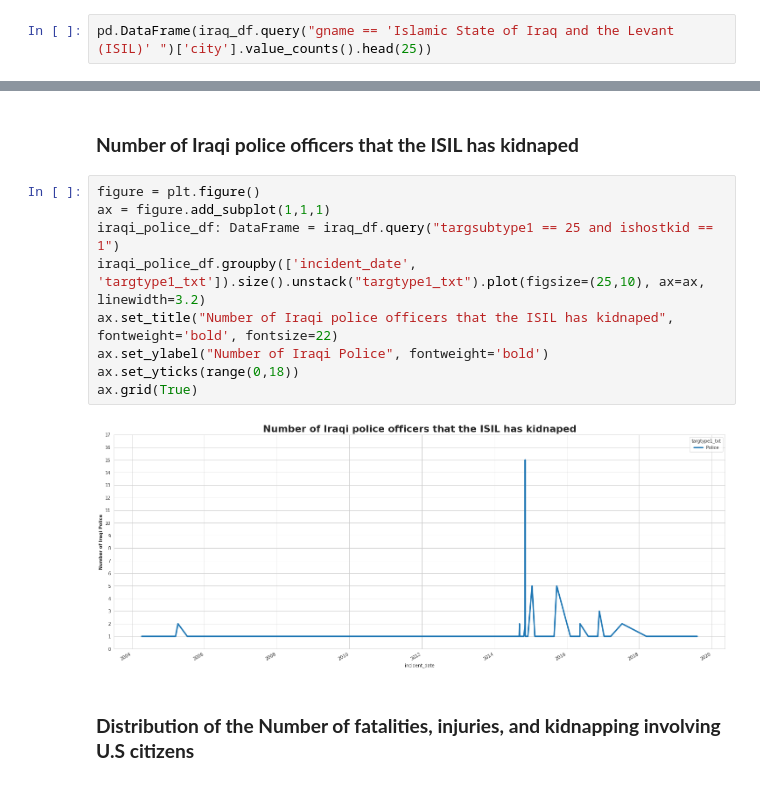
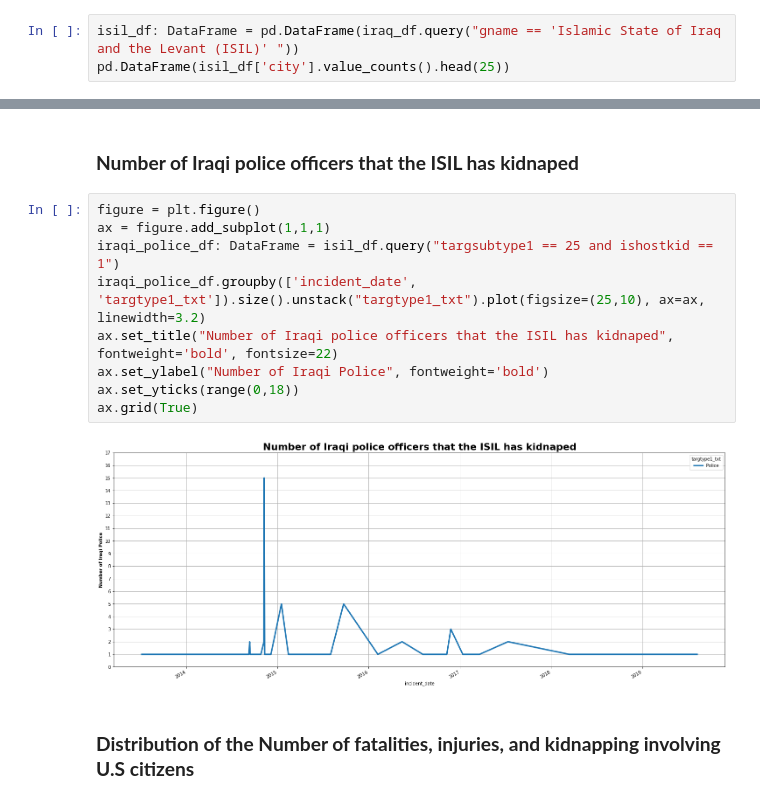
Before and after one commit to ratmadjads/DSC680, a Jupyter notebook: notebooks/DSC680_MileStoneThree_AtmadjaRio.ipynb, the cells around one changed output, grey strips where cells are left out. Cells and saved outputs as stored; diff of their text form.

```diff
--- a/notebooks/DSC680_MileStoneThree_AtmadjaRio.ipynb
+++ b/notebooks/DSC680_MileStoneThree_AtmadjaRio.ipynb
@@ -193,7 +193,8 @@ pd.DataFrame(iraq_df.pivot_table(values='nkillus', index='iyear', columns='provs
 # %% [markdown]
 ### **Top 25 City in IRAQ control by the ISIL**
 # %%
-pd.DataFrame(iraq_df.query("gname == 'Islamic State of Iraq and the Levant (ISIL)' ")['city'].value_counts().head(25))
+isil_df: DataFrame = pd.DataFrame(iraq_df.query("gname == 'Islamic State of Iraq and the Levant (ISIL)' "))
+pd.DataFrame(isil_df['city'].value_counts().head(25))
 # %% [output]
 |  | city |
 | Mosul | 709 |
@@ -366,14 +371,14 @@ iraq_infra.sort_values(by=iraq_infra.columns.tolist(), ascending=False, axis=0)
 # %%
 figure = plt.figure()
 ax = figure.add_subplot(1,1,1)
-iraqi_police_df: DataFrame = iraq_df.query("targsubtype1 == 25 and ishostkid == 1")
+iraqi_police_df: DataFrame = isil_df.query("targsubtype1 == 25 and ishostkid == 1")
 iraqi_police_df.groupby(['incident_date', 'targtype1_txt']).size().unstack("targtype1_txt").plot(figsize=(25,10), ax=ax, linewidth=3.2)
 ax.set_title("Number of Iraqi police officers that the ISIL has kidnaped", fontweight='bold', fontsize=22)
 ax.set_ylabel("Number of Iraqi Police", fontweight='bold')
 ax.set_yticks(range(0,18))
 ax.grid(True)
 # %% [output]
-[figure, old version]
+[figure, new version]
 # %% [markdown]
 ### **Distribution of the Number of fatalities, injuries, and kidnapping involving U.S citizens**
 # %%
```
Also changed, not shown: parts of 12 cells of this notebook.
